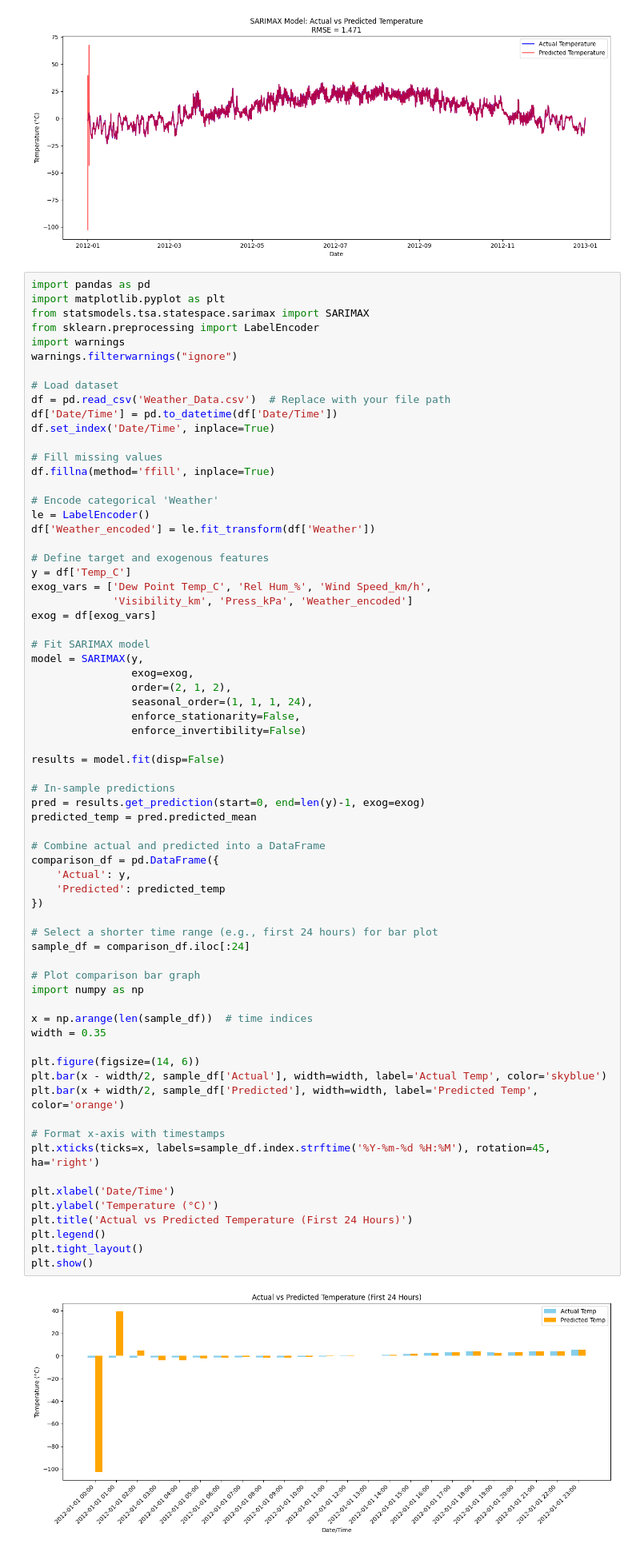
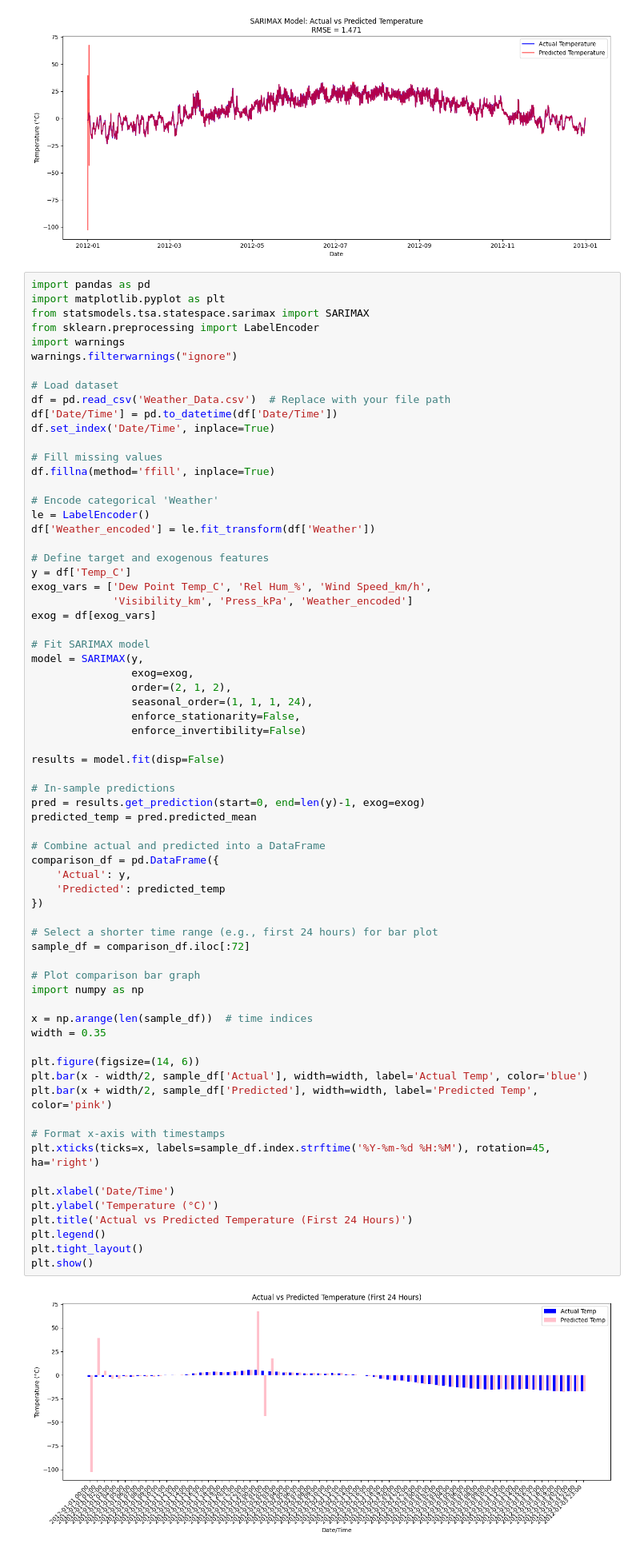
Before and after one commit to Visa110804/Time-series-forecasting, a Jupyter notebook: Time_series_forrecast.ipynb, the cells around one changed output. Shown at 80% size. Drawn from its saved outputs; the diff is of its cells as text.

```diff
--- a/Time_series_forrecast.ipynb
+++ b/Time_series_forrecast.ipynb
@@ -684,34 +680,34 @@ results = model.fit(disp=False)
 # In-sample predictions
 pred = results.get_prediction(start=0, end=len(y)-1, exog=exog)
 predicted_temp = pred.predicted_mean
 
 # Combine actual and predicted into a DataFrame
 comparison_df = pd.DataFrame({
     'Actual': y,
     'Predicted': predicted_temp
 })
 
 # Select a shorter time range (e.g., first 24 hours) for bar plot
-sample_df = comparison_df.iloc[:24]
+sample_df = comparison_df.iloc[:72]
 
 # Plot comparison bar graph
 import numpy as np
 
 x = np.arange(len(sample_df))  # time indices
 width = 0.35
 
 plt.figure(figsize=(14, 6))
-plt.bar(x - width/2, sample_df['Actual'], width=width, label='Actual Temp', color='skyblue')
-plt.bar(x + width/2, sample_df['Predicted'], width=width, label='Predicted Temp', color='orange')
+plt.bar(x - width/2, sample_df['Actual'], width=width, label='Actual Temp', color='blue')
+plt.bar(x + width/2, sample_df['Predicted'], width=width, label='Predicted Temp', color='pink')
 
 # Format x-axis with timestamps
 plt.xticks(ticks=x, labels=sample_df.index.strftime('%Y-%m-%d %H:%M'), rotation=45, ha='right')
 
 plt.xlabel('Date/Time')
 plt.ylabel('Temperature (°C)')
 plt.title('Actual vs Predicted Temperature (First 24 Hours)')
 plt.legend()
 plt.tight_layout()
 plt.show()
 # %% [output]
-[figure, old version]
+[figure, new version]
```
Also changed, not shown: parts of 4 cells of this notebook.
